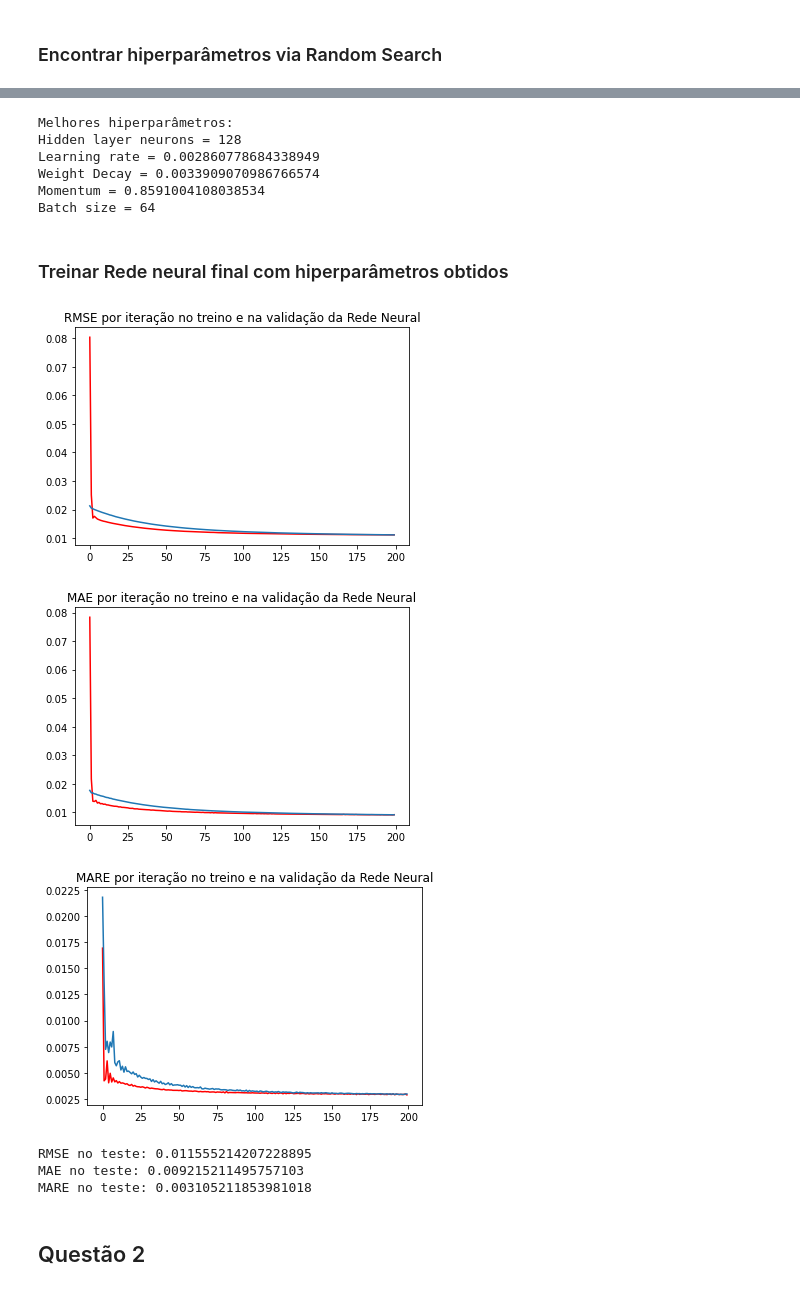
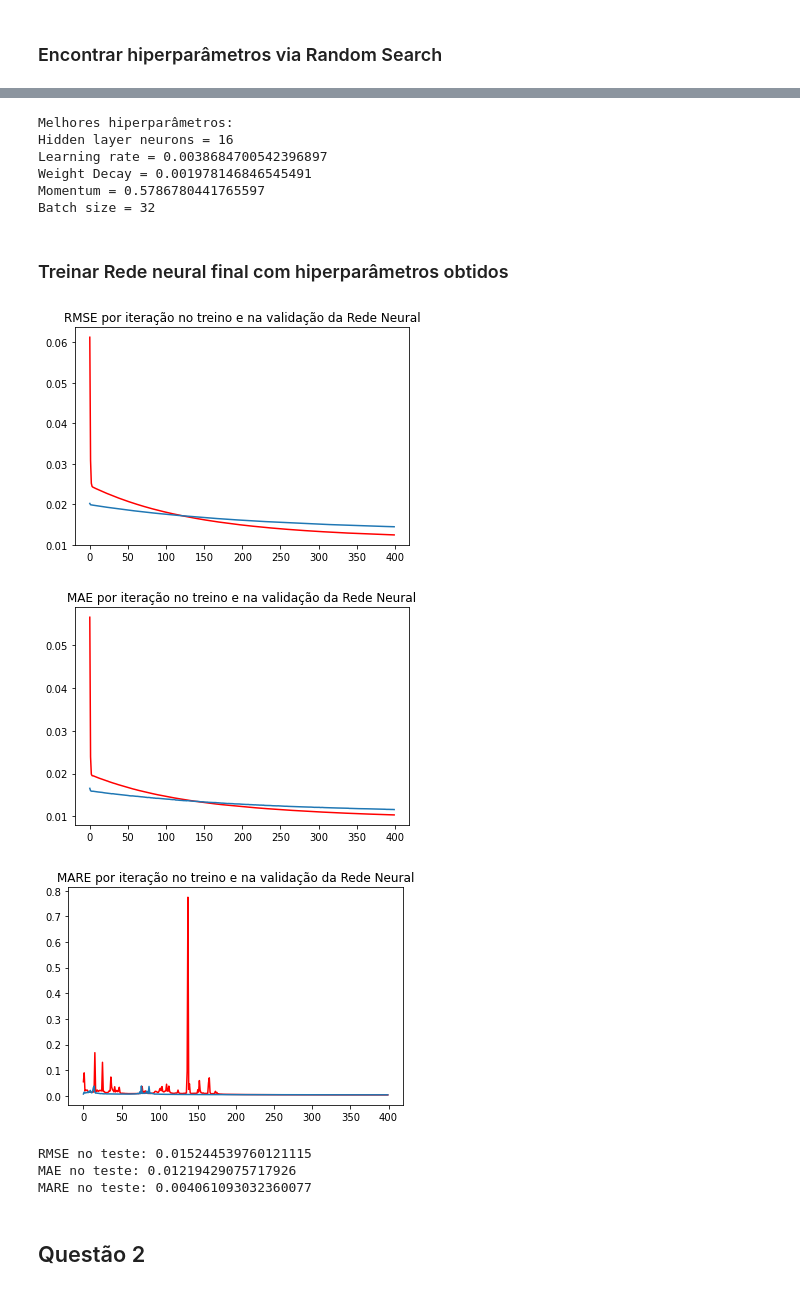
Before and after one commit to Walrusbane524/Aprendizagem-de-M-quina, a Jupyter notebook: Lista 4/Lista 4.ipynb, the cells around one changed output, grey strips where cells are left out. Saved outputs shown, nothing was run; the diff lists cells and outputs as text; code cells hidden in the pictures.

```diff
--- a/Lista 4/Lista 4.ipynb
+++ b/Lista 4/Lista 4.ipynb
@@ -314,6 +312,6 @@ hyperparameters, loss, model_info, training_loss = random_search_tanh(normalized
                                                                          normalized_validation_x,
                                                                          normalized_validation_y,
                                                                          num_models = 10,
-                                                                         num_epochs = 200)
+                                                                         num_epochs = 400)
 # %% [output]
 -------------- Modelo 1 --------------
@@ -356,11 +354,11 @@ print("Batch size =", hyperparameters[4])
 print("")
 # %% [output]
 Melhores hiperparâmetros:
-Hidden layer neurons = 128
-Learning rate = 0.002860778684338949
-Weight Decay = 0.0033909070986766574
-Momentum = 0.8591004108038534
-Batch size = 64
+Hidden layer neurons = 16
+Learning rate = 0.0038684700542396897
+Weight Decay = 0.001978146846545491
+Momentum = 0.5786780441765597
+Batch size = 32
 # %% [markdown]
 ### Treinar Rede neural final com hiperparâmetros obtidos
 # %%
@@ -368,7 +366,7 @@ regressor = TanhRegressionNeuralNetwork(8, hyperparameters[0], 1)
 
 test_loss = regressor.train_self(normalized_final_train_x,
                                  normalized_final_train_y,
-                                 num_epochs=200,
+                                 num_epochs=400,
                                  learning_rate=hyperparameters[1],
                                  weight_decay=hyperparameters[2],
                                  momentum=hyperparameters[3],
@@ -384,39 +382,39 @@ test_rmse = np.sqrt(lossFunction(y_pred, normalized_test_y).item())
 lossFunction = nn.L1Loss()
 
 test_mae = lossFunction(y_pred, normalized_test_y).item()
 
 test_mare = mean_absolute_percentage_error(y_pred.detach().numpy(), normalized_test_y.detach().numpy())
 test_mare /= 100
 
 
 
 # Plota os erros no treino e validação
 plt.title("RMSE por iteração no treino e na validação da Rede Neural")
 plt.plot(np.arange(training_loss.shape[1]), training_loss[0], color='red', label='Treino')
 plt.plot(np.arange(test_loss.shape[1]), test_loss[0], label='Validação')
 plt.show()
 
 plt.title("MAE por iteração no treino e na validação da Rede Neural")
 plt.plot(np.arange(training_loss.shape[1]), training_loss[1], color='red', label="Treino")
 plt.plot(np.arange(test_loss.shape[1]), test_loss[1], label='Validação')
 plt.show()
 
 plt.title("MARE por iteração no treino e na validação da Rede Neural")
 plt.plot(np.arange(training_loss.shape[1]), training_loss[2], color='red', label="Treino")
 plt.plot(np.arange(test_loss.shape[1]), test_loss[2], label='Validação')
 plt.show()
 
 # Printa os erros no teste
 print("RMSE no teste:", test_rmse)
 print("MAE no teste:", test_mae)
 print("MARE no teste:", test_mare)
 # %% [output]
-[figure, old version]
+[figure, new version]
-[figure, old version]
+[figure, new version]
-[figure, old version]
+[figure, new version]
-RMSE no teste: 0.011555214207228895
-MAE no teste: 0.009215211495757103
-MARE no teste: 0.003105211853981018
+RMSE no teste: 0.015244539760121115
+MAE no teste: 0.01219429075717926
+MARE no teste: 0.004061093032360077
 # %% [markdown]
 ## Questão 2
 # %% [markdown]
```
Also changed, not shown: parts of 7 cells of this notebook, 2 other files.
